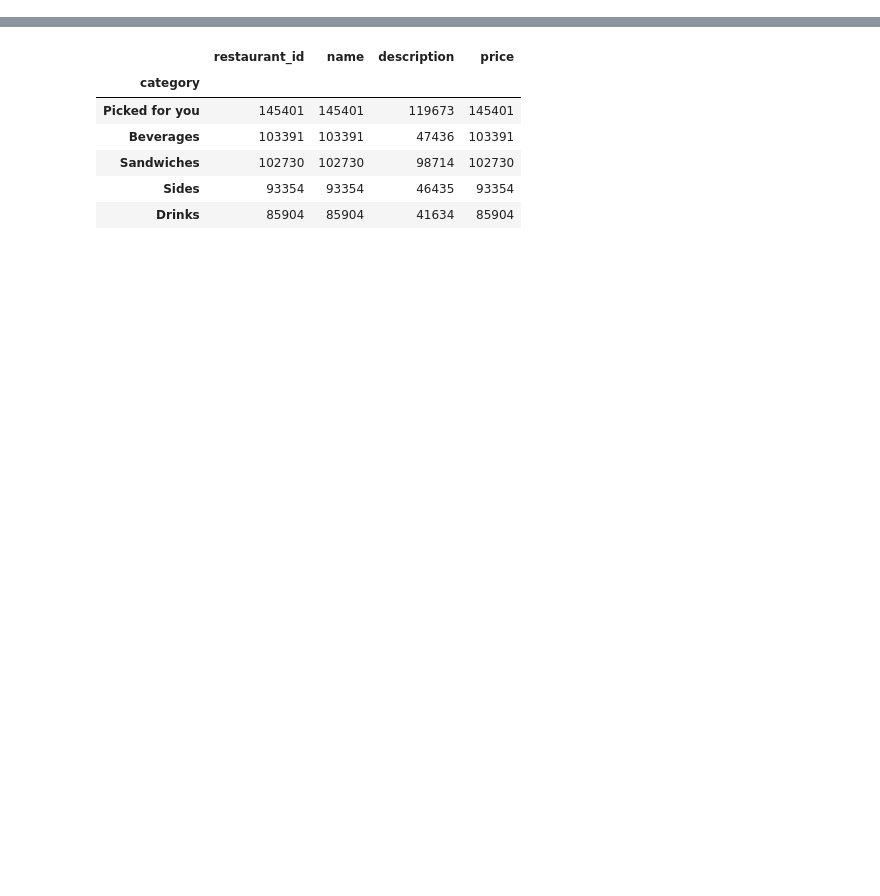
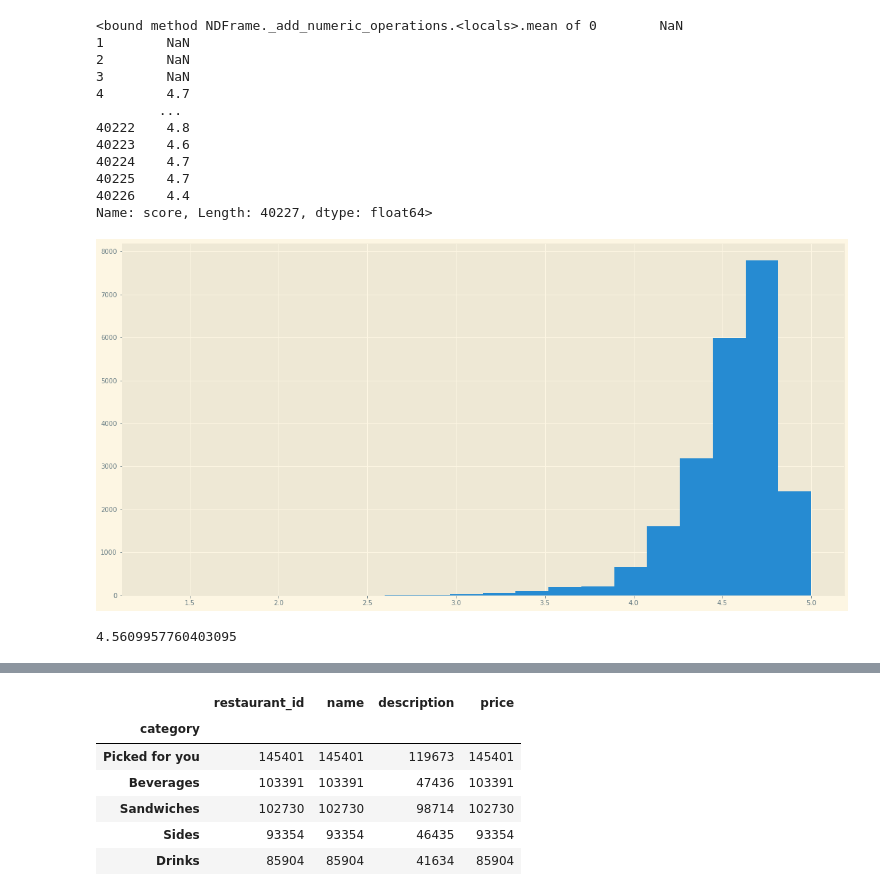
Before and after one commit to infoshareacademy/jdszr9-data_hunters, a Jupyter notebook: Uber Eats USA Restaurants and Menus/main.ipynb, the cells around one changed output, grey strips where cells are left out. Saved outputs shown, nothing was run; the diff lists cells and outputs as text; code cells hidden in the pictures; blank space fills up the shorter version.

```diff
--- a/Uber Eats USA Restaurants and Menus/main.ipynb
+++ b/Uber Eats USA Restaurants and Menus/main.ipynb
@@ -47,2 +73,23 @@ df_restaurant = df_restaurant.drop(['price_range'], axis=1)
+# %%
+plt.hist(df_restaurant.score, bins=20)
+# %% [output]
+<bound method NDFrame._add_numeric_operations.<locals>.mean of 0        NaN
+1        NaN
+2        NaN
+3        NaN
+4        4.7
+        ...
+40222    4.8
+40223    4.6
+40224    4.7
+40225    4.7
+40226    4.4
+Name: score, Length: 40227, dtype: float64>
+[figure, added]
+# %%
+df_restaurant.score.mean()
+df_restaurant.score.median()
+# %% [output]
+4.5609957760403095
 # %%
 df_new_rest=PrzetworzKategorie(df_restaurant)
```
Also changed, not shown: parts of 13 cells of this notebook.
